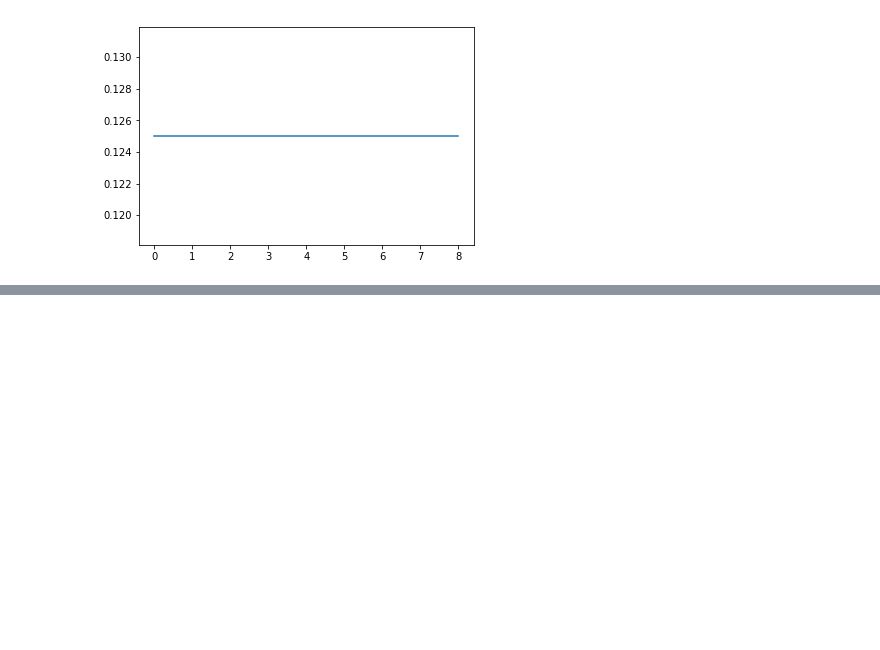
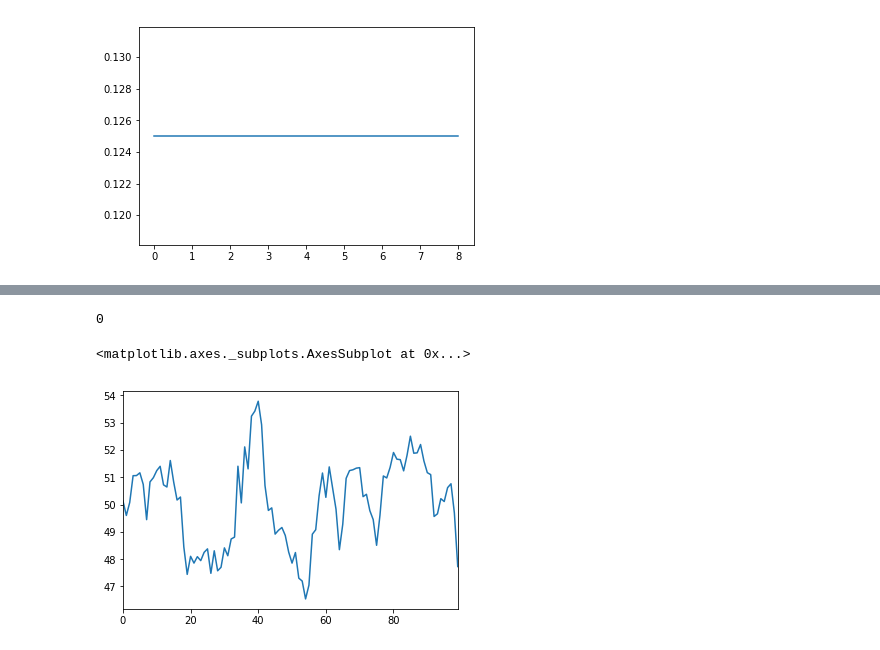
Before and after one commit to sidratulmontaha/python-practice, a Jupyter notebook: L11_random_variables.ipynb, the cells around one changed output, grey strips where cells are left out. Saved outputs shown, nothing was run; the diff lists cells and outputs as text; code cells hidden in the pictures; blank space fills up the shorter version.

```diff
--- a/L11_random_variables.ipynb
+++ b/L11_random_variables.ipynb
@@ -129,0 +164,9 @@ plt.hist(norm.draw(10000), bins=50)
+# %%
+Z_initial = 50
+Z_returns = X.draw(100)
+Z = pd.Series(np.cumsum(Z_returns), name = 'Z')+ Z_initial
+Z.plot()
+# %% [output]
+0
+<matplotlib.axes._subplots.AxesSubplot at 0x...>
+[figure, added]
```
Also changed, not shown: parts of 15 cells of this notebook.
